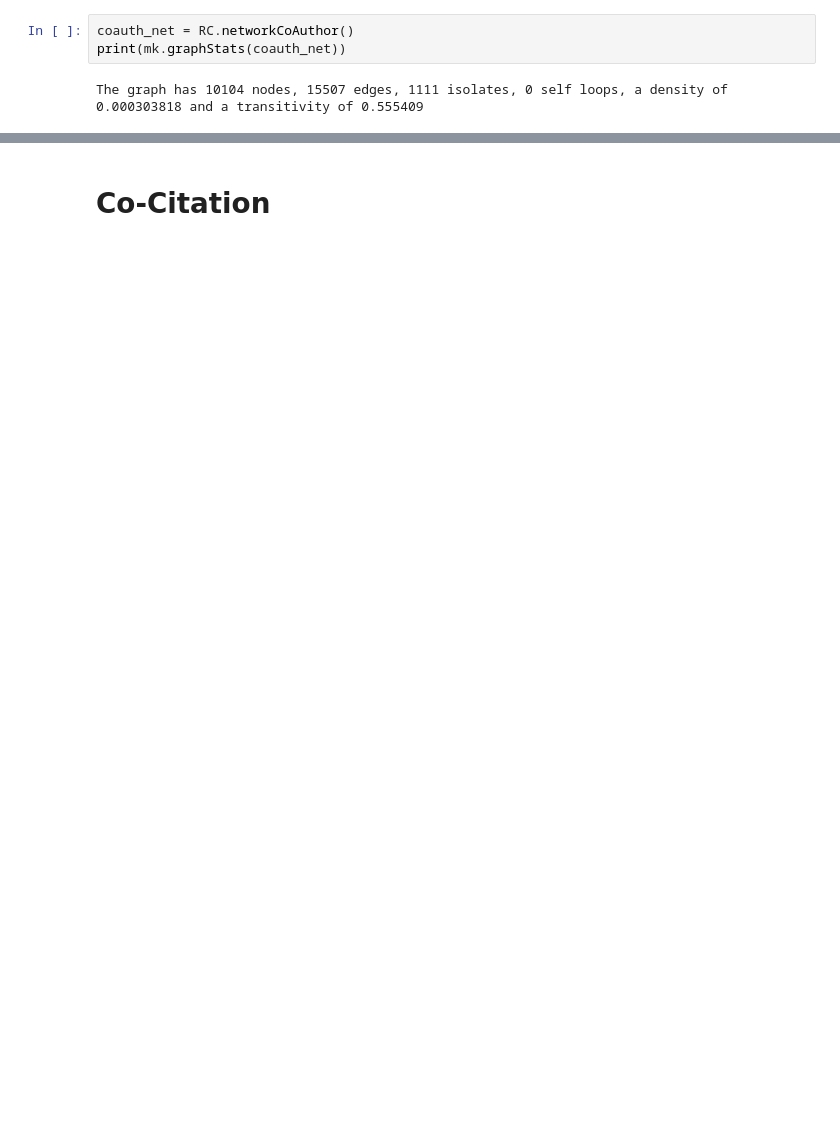
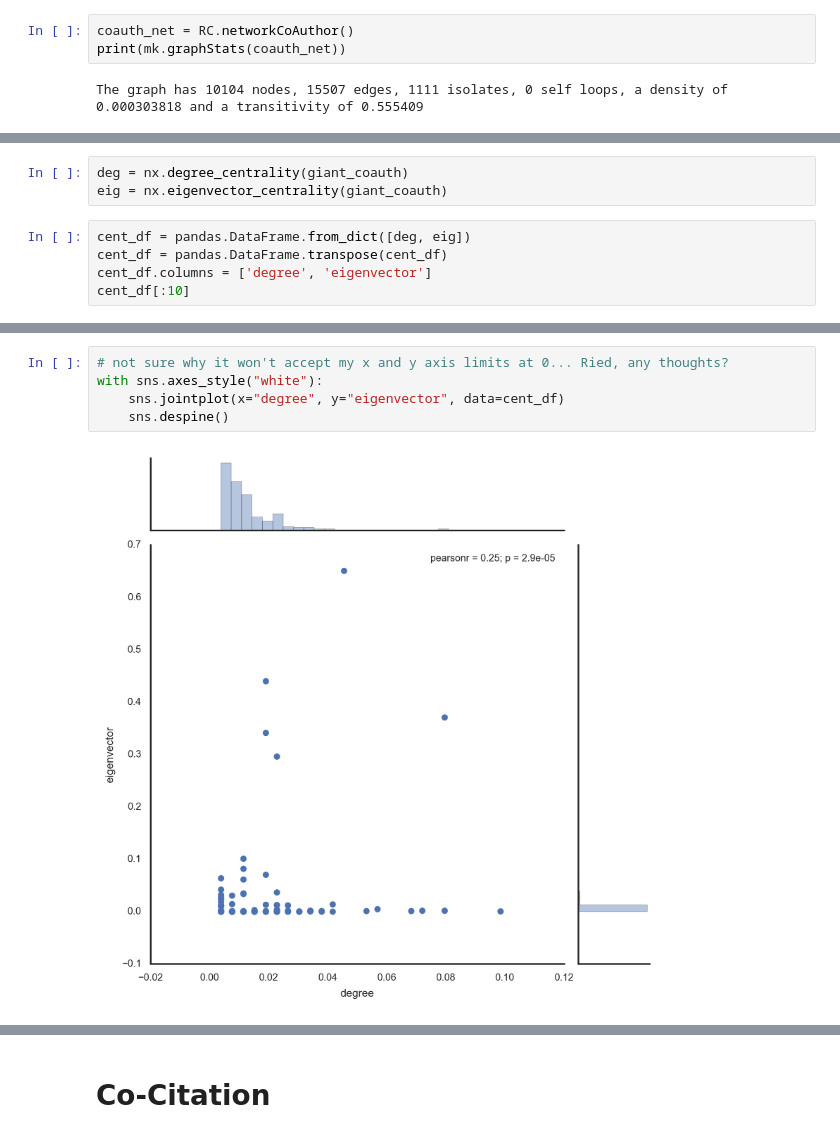
Before and after one commit to mclevey/metaknowledge_article_supplement, a Jupyter notebook: 4_network_analysis.ipynb, the cells around one changed output, grey strips where cells are left out. Cells and saved outputs as stored; diff of their text form; blank space fills up the shorter version.

```diff
--- a/4_network_analysis.ipynb
+++ b/4_network_analysis.ipynb
@@ -39,0 +58,8 @@ mk.graphStats(giant)
+# %%
+deg = nx.degree_centrality(giant_coauth)
+eig = nx.eigenvector_centrality(giant_coauth)
+# %%
+cent_df = pandas.DataFrame.from_dict([deg, eig])
+cent_df = pandas.DataFrame.transpose(cent_df)
+cent_df.columns = ['degree', 'eigenvector']
+cent_df[:10]
@@ -39,0 +78,7 @@ mk.graphStats(giant)
+# %%
+# not sure why it won't accept my x and y axis limits at 0... Ried, any thoughts?
+with sns.axes_style("white"):
+    sns.jointplot(x="degree", y="eigenvector", data=cent_df)
+    sns.despine()
+# %% [output]
+[figure, added]
```
Also changed, not shown: parts of 30 cells of this notebook, 13 other files.
